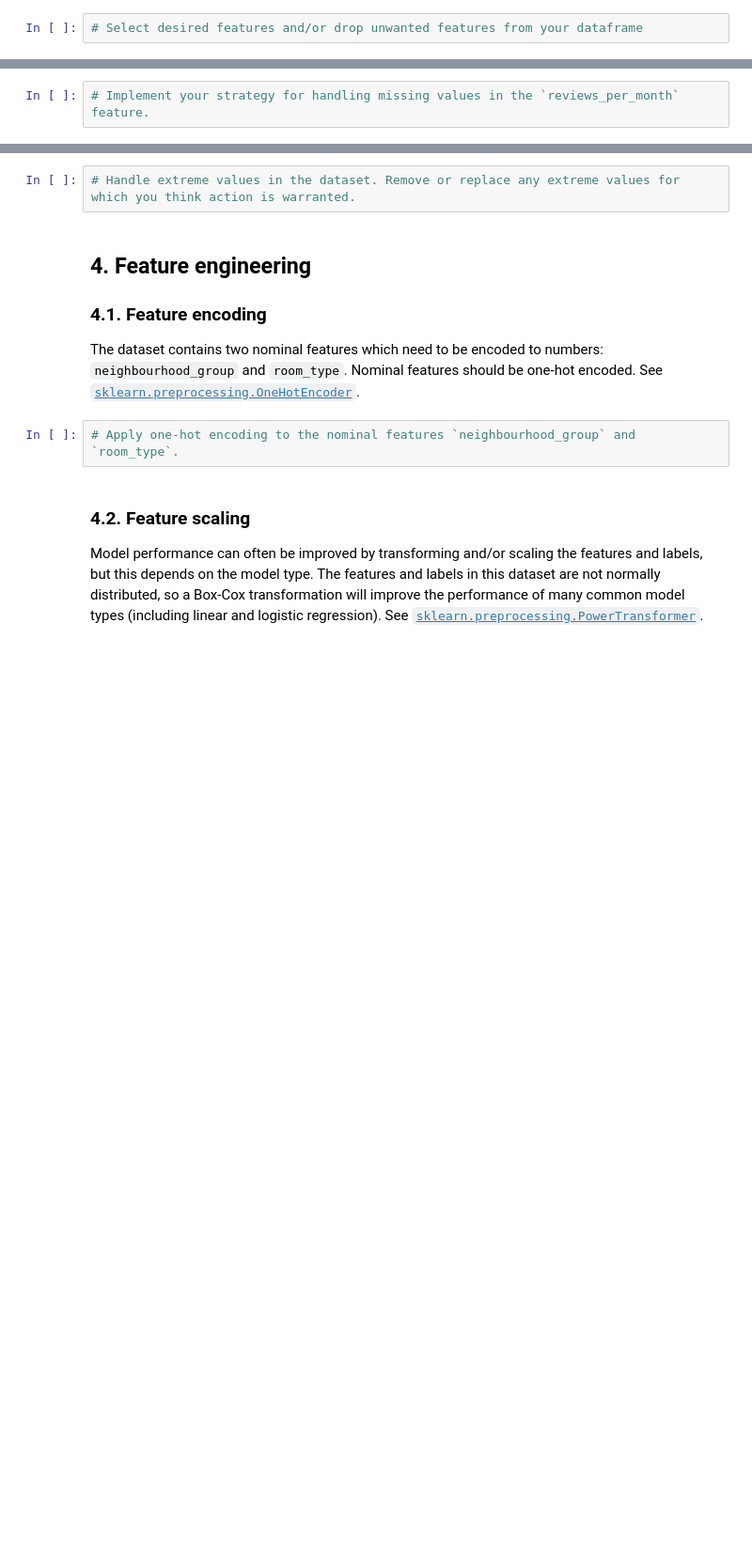
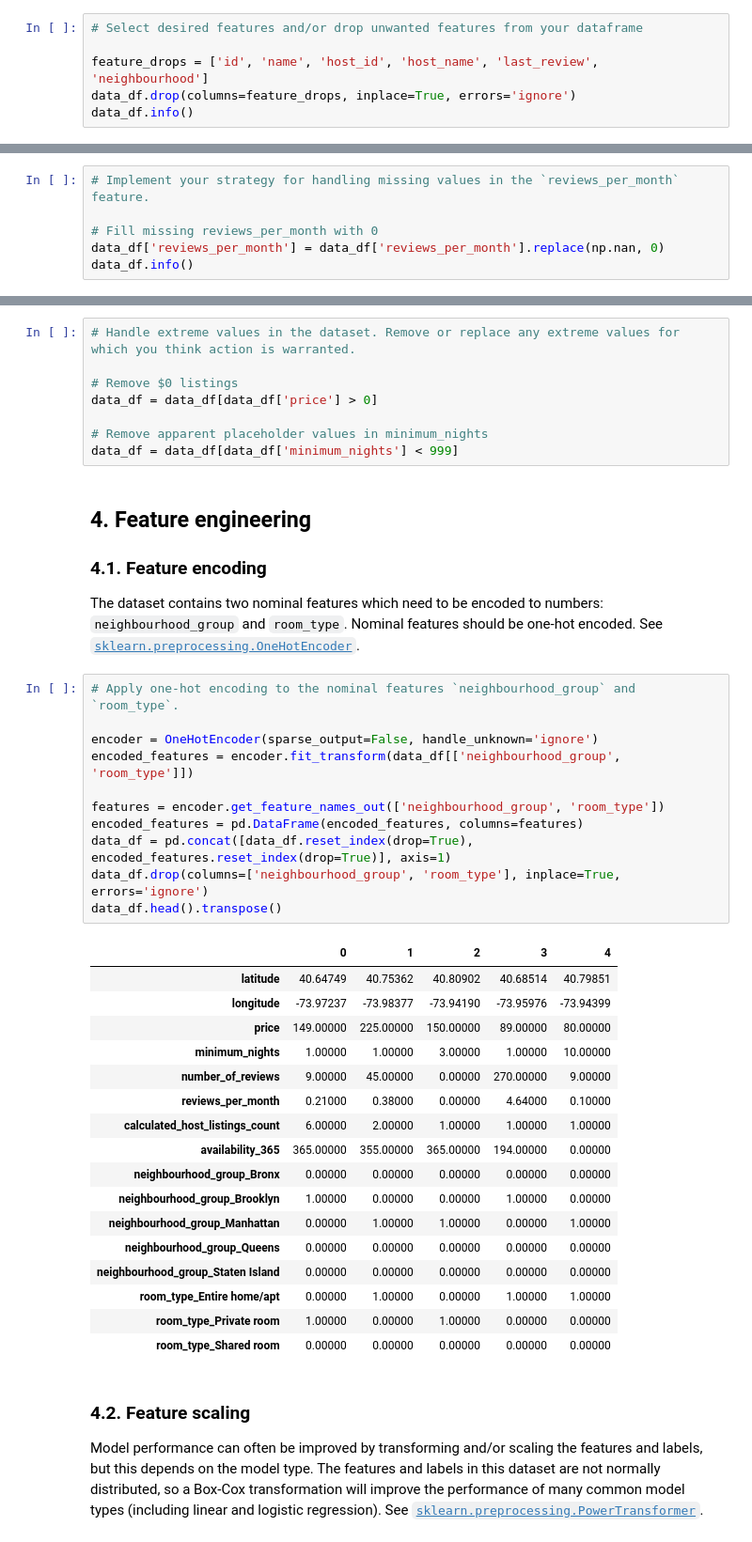
Before and after one commit to gperdrizet/gperdrizet-data-preprocessing-project-tutorial, a Jupyter notebook: notebooks/MVP_solution.ipynb, the cells around one changed output, grey strips where cells are left out. Shown at 94% size. Saved outputs shown, nothing was run; the diff lists cells and outputs as text; blank space fills up the shorter version.

```diff
--- a/notebooks/MVP_solution.ipynb
+++ b/notebooks/MVP_solution.ipynb
@@ -327,3 +386,7 @@ availability_365 number_of_reviews
 Decide what features to include in (or exclude from) you analysis. Base this decision on the type and quality of information contained in each feature. Will it be useful for modeling? Example: the listing id number is not needed. There are no features in this dataset which should be removed based on their correlation (or lack thereof) with other features alone.
 # %%
 # Select desired features and/or drop unwanted features from your dataframe
+
+feature_drops = ['id', 'name', 'host_id', 'host_name', 'last_review', 'neighbourhood']
+data_df.drop(columns=feature_drops, inplace=True, errors='ignore')
+data_df.info()
@@ -333,3 +414,7 @@ Decide what features to include in (or exclude from) you analysis. Base this dec
 The only relevant feature in the dataset that contains obviously missing data is `reviews_per_month`. Think about why this column might have so much missing data and where it came from. Then come up with a strategy to handle the missing data appropriately by either excluding it or filling it in with a meaningful value.
 # %%
 # Implement your strategy for handling missing values in the `reviews_per_month` feature.
+
+# Fill missing reviews_per_month with 0
+data_df['reviews_per_month'] = data_df['reviews_per_month'].replace(np.nan, 0)
+data_df.info()
@@ -339,6 +442,12 @@ The only relevant feature in the dataset that contains obviously missing data is
 Remove or replace any extreme values for which you think action is warranted. Note: it is not required for you to take any action based solely on the identification of an observation or observations as 'statistical' outliers. Examples: the `minimum_nights` column contains 999 values for several listings, these could be removed or filled based on the assumption that they are placeholders or errors. However, the `price` column has several very expensive listings, but on inspection they do seem to be real data (one is a 70 foot yacht parked on Manhattan!). These could be excluded or clipped, but a justification should be made in terms of the goal of the analysis.
 # %%
 # Handle extreme values in the dataset. Remove or replace any extreme values for which you think action is warranted.
+
+# Remove $0 listings
+data_df = data_df[data_df['price'] > 0]
+
+# Remove apparent placeholder values in minimum_nights
+data_df = data_df[data_df['minimum_nights'] < 999]
 # %% [markdown]
 ## 4. Feature engineering
 
@@ -347,6 +456,33 @@ Remove or replace any extreme values for which you think action is warranted. No
 The dataset contains two nominal features which need to be encoded to numbers: `neighbourhood_group` and `room_type`. Nominal features should be one-hot encoded. See [`sklearn.preprocessing.OneHotEncoder`](https://scikit-learn.org/stable/modules/generated/sklearn.preprocessing.OneHotEncoder.html).
 # %%
 # Apply one-hot encoding to the nominal features `neighbourhood_group` and `room_type`.
+
+encoder = OneHotEncoder(sparse_output=False, handle_unknown='ignore')
+encoded_features = encoder.fit_transform(data_df[['neighbourhood_group', 'room_type']])
+
+features = encoder.get_feature_names_out(['neighbourhood_group', 'room_type'])
+encoded_features = pd.DataFrame(encoded_features, columns=features)
+data_df = pd.concat([data_df.reset_index(drop=True), encoded_features.reset_index(drop=True)], axis=1)
+data_df.drop(columns=['neighbourhood_group', 'room_type'], inplace=True, errors='ignore')
+data_df.head().transpose()
+# %% [output]
+|  | 0 | 1 | 2 | 3 | 4 |
+| latitude | 40.64749 | 40.75362 | 40.80902 | 40.68514 | 40.79851 |
+| longitude | -73.97237 | -73.98377 | -73.94190 | -73.95976 | -73.94399 |
+| price | 149.00000 | 225.00000 | 150.00000 | 89.00000 | 80.00000 |
+| minimum_nights | 1.00000 | 1.00000 | 3.00000 | 1.00000 | 10.00000 |
+| number_of_reviews | 9.00000 | 45.00000 | 0.00000 | 270.00000 | 9.00000 |
+| reviews_per_month | 0.21000 | 0.38000 | 0.00000 | 4.64000 | 0.10000 |
+| calculated_host_listings_count | 6.00000 | 2.00000 | 1.00000 | 1.00000 | 1.00000 |
+| availability_365 | 365.00000 | 355.00000 | 365.00000 | 194.00000 | 0.00000 |
+| neighbourhood_group_Bronx | 0.00000 | 0.00000 | 0.00000 | 0.00000 | 0.00000 |
+| neighbourhood_group_Brooklyn | 1.00000 | 0.00000 | 0.00000 | 1.00000 | 0.00000 |
+| neighbourhood_group_Manhattan | 0.00000 | 1.00000 | 1.00000 | 0.00000 | 1.00000 |
+| neighbourhood_group_Queens | 0.00000 | 0.00000 | 0.00000 | 0.00000 | 0.00000 |
+| neighbourhood_group_Staten Island | 0.00000 | 0.00000 | 0.00000 | 0.00000 | 0.00000 |
+| room_type_Entire home/apt | 0.00000 | 1.00000 | 0.00000 | 1.00000 | 1.00000 |
+| room_type_Private room | 1.00000 | 0.00000 | 1.00000 | 0.00000 | 0.00000 |
+| room_type_Shared room | 0.00000 | 0.00000 | 0.00000 | 0.00000 | 0.00000 |
 # %% [markdown]
 ### 4.2. Feature scaling
 
```
Also changed, not shown: parts of 14 cells of this notebook.
